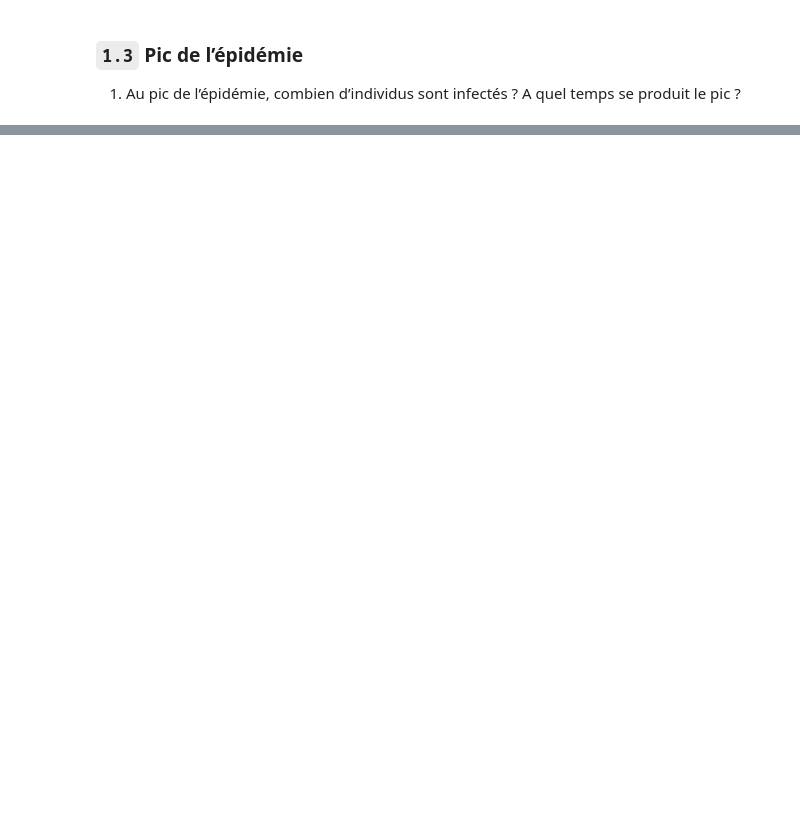
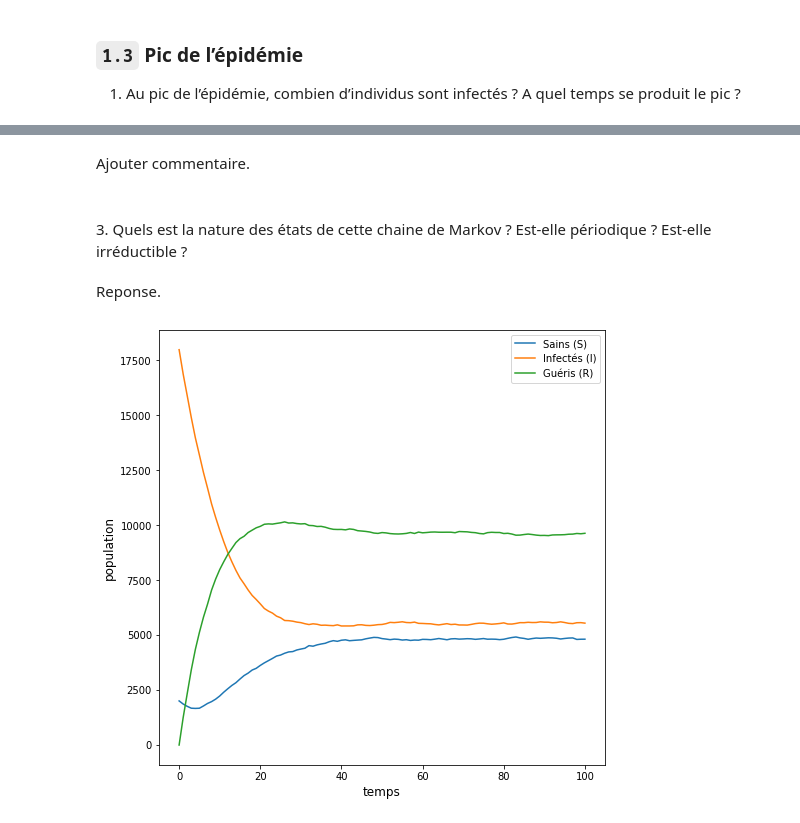
Before and after one commit to petrulii/pandemic-propagation, a Jupyter notebook: projet3_Teo_Ieva.ipynb, the cells around one changed output, grey strips where cells are left out. Saved outputs shown, nothing was run; the diff lists cells and outputs as text; code cells hidden in the pictures; blank space fills up the shorter version.

```diff
--- a/projet3_Teo_Ieva.ipynb
+++ b/projet3_Teo_Ieva.ipynb
@@ -178,0 +193,13 @@ array([[20000., 18416., 16933., 15634., 14377., 13251., 12244., 11383.,
+# %% [markdown]
+Ajouter commentaire.
+# %% [markdown]
+<br/>
+3. Quels est la nature des états de cette chaine de Markov ? Est-elle périodique ? Est-elle irréductible ?<br/>
+# %% [markdown]
+Reponse.
+# %%
+<br/>
+4. Calculer la distribution de probabilité stationnaire à partir de la matrice de transition et comparez
+ce résultat avec les simulations pour t assez grand.
+# %% [output]
+[figure, added]
```
Also changed, not shown: parts of 26 cells of this notebook.
